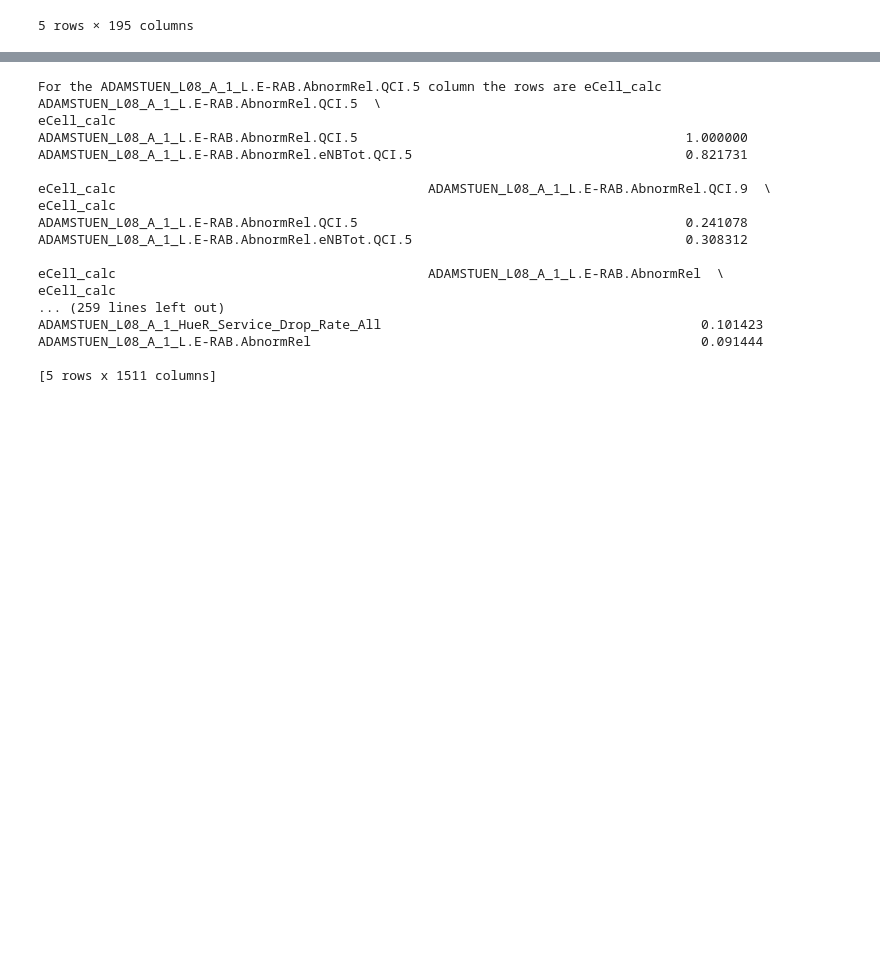
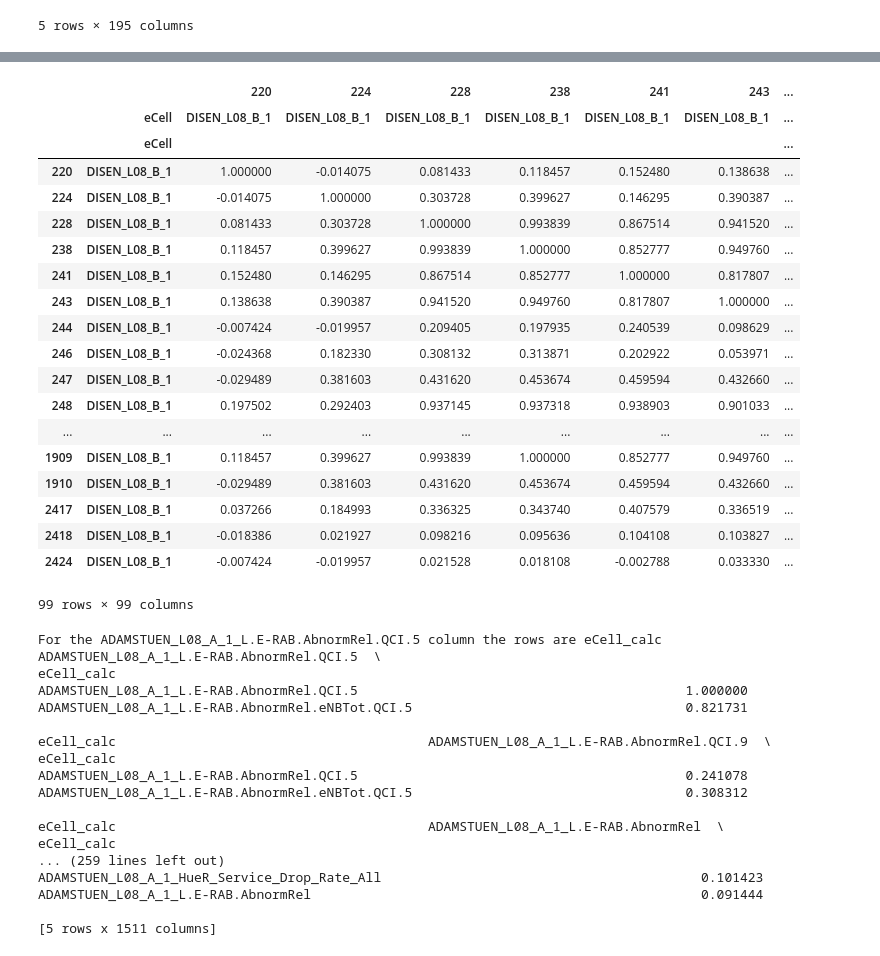
Before and after one commit to eua89/network, a Jupyter notebook: Untitled.ipynb, the cells around one changed output, grey strips where cells are left out. Saved outputs shown, nothing was run; the diff lists cells and outputs as text; code cells hidden in the pictures; blank space fills up the shorter version.

```diff
--- a/Untitled.ipynb
+++ b/Untitled.ipynb
@@ -89,0 +91,15 @@ corr
+# %%
+empty_ecell =[]
+for enum,i in enumerate((df_ecell_trans != 0).any(axis=0)):
+    if i==False:
+        empty_ecell.append(df_ecell_trans.columns[enum][1])
+        empty_ecell=list(set(empty_ecell))
+
+empty_calc =[]
+for enum,i in enumerate((df_calc_trans != 0).any(axis=0)):
+    if i==False:
+        empty_calc.append(df_calc_trans.columns[enum][1])
+        empty_calc=list(set(empty_calc))
+
+print(len(empty_ecell))
+print(len(empty_calc))
@@ -90,3 +140,46 @@ corr
+# %%
+calc_uniq=[]
+for i in range(len(df_calc_no_zero.columns)):
+    calc_uniq.append(df_calc_no_zero.columns[i][1])
+
+ecell_uniq=[]
+for i in range(len(df_ecel_no_zero.columns)):
+    ecell_uniq.append(df_ecel_no_zero.columns[i][1])
+# %%
+calc_uniq = list(set(calc_uniq))
+
+ecell_uniq = list(set(ecell_uniq))
+# %%
+calc_corr = []
+for i in calc_uniq:
+    calc_corr.append(df_calc_no_zero.filter(regex=i).corr(method='pearson'))
+
+ecell_corr = []
+for i in ecell_uniq:
+    ecell_corr.append(df_ecel_no_zero.filter(regex=i).corr(method='pearson'))
+# %%
+ecell_corr[0]
+# %% [output]
+|  |  | 220 | 224 | 228 | 238 | 241 | 243 | ... |
+|  | eCell | DISEN_L08_B_1 | DISEN_L08_B_1 | DISEN_L08_B_1 | DISEN_L08_B_1 | DISEN_L08_B_1 | DISEN_L08_B_1 | ... |
+|  | eCell |  |  |  |  |  |  | ... |
+| 220 | DISEN_L08_B_1 | 1.000000 | -0.014075 | 0.081433 | 0.118457 | 0.152480 | 0.138638 | ... |
+| 224 | DISEN_L08_B_1 | -0.014075 | 1.000000 | 0.303728 | 0.399627 | 0.146295 | 0.390387 | ... |
+| 228 | DISEN_L08_B_1 | 0.081433 | 0.303728 | 1.000000 | 0.993839 | 0.867514 | 0.941520 | ... |
+| 238 | DISEN_L08_B_1 | 0.118457 | 0.399627 | 0.993839 | 1.000000 | 0.852777 | 0.949760 | ... |
+| 241 | DISEN_L08_B_1 | 0.152480 | 0.146295 | 0.867514 | 0.852777 | 1.000000 | 0.817807 | ... |
+| 243 | DISEN_L08_B_1 | 0.138638 | 0.390387 | 0.941520 | 0.949760 | 0.817807 | 1.000000 | ... |
+| 244 | DISEN_L08_B_1 | -0.007424 | -0.019957 | 0.209405 | 0.197935 | 0.240539 | 0.098629 | ... |
+| 246 | DISEN_L08_B_1 | -0.024368 | 0.182330 | 0.308132 | 0.313871 | 0.202922 | 0.053971 | ... |
+| 247 | DISEN_L08_B_1 | -0.029489 | 0.381603 | 0.431620 | 0.453674 | 0.459594 | 0.432660 | ... |
+| 248 | DISEN_L08_B_1 | 0.197502 | 0.292403 | 0.937145 | 0.937318 | 0.938903 | 0.901033 | ... |
+| ... | ... | ... | ... | ... | ... | ... | ... | ... |
+| 1909 | DISEN_L08_B_1 | 0.118457 | 0.399627 | 0.993839 | 1.000000 | 0.852777 | 0.949760 | ... |
+| 1910 | DISEN_L08_B_1 | -0.029489 | 0.381603 | 0.431620 | 0.453674 | 0.459594 | 0.432660 | ... |
+| 2417 | DISEN_L08_B_1 | 0.037266 | 0.184993 | 0.336325 | 0.343740 | 0.407579 | 0.336519 | ... |
+| 2418 | DISEN_L08_B_1 | -0.018386 | 0.021927 | 0.098216 | 0.095636 | 0.104108 | 0.103827 | ... |
+| 2424 | DISEN_L08_B_1 | -0.007424 | -0.019957 | 0.021528 | 0.018108 | -0.002788 | 0.033330 | ... |
+99 rows × 99 columns
 # %%
 for col in corr.columns:
     pos_rows = corr.loc[corr[col]>0.8]
```
Also changed, not shown: parts of 23 cells of this notebook.
